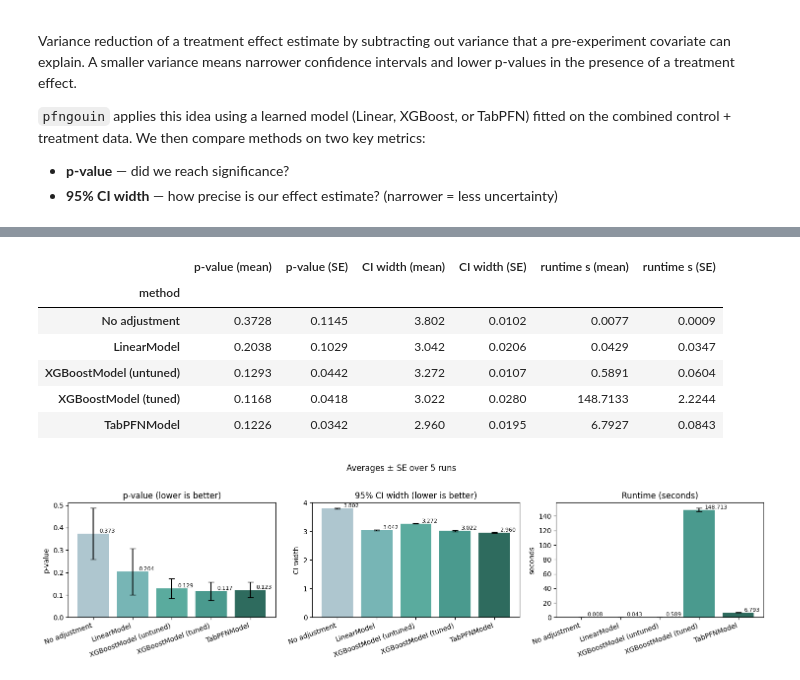
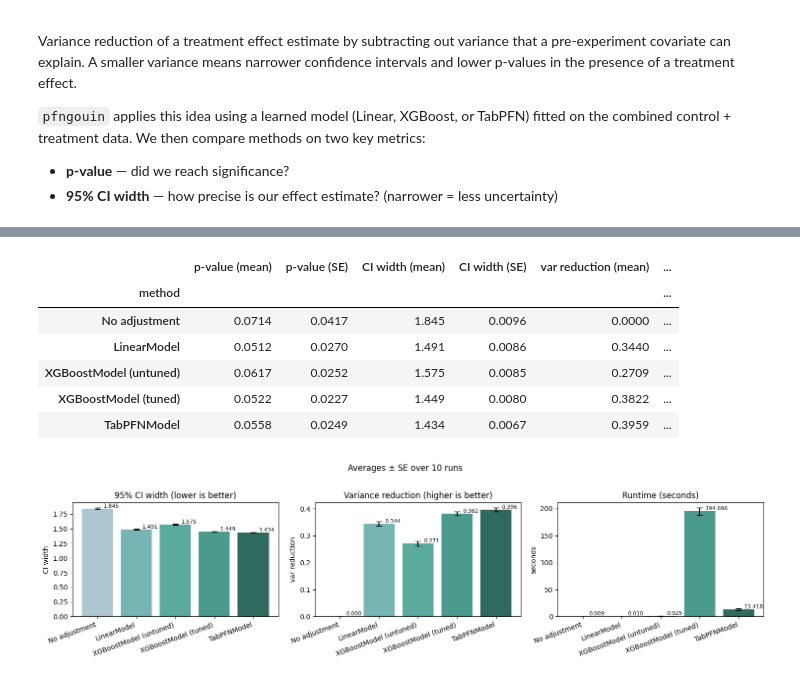
Before and after one commit to RickardKarl/pfngouin, a Jupyter notebook: notebooks/simulation.ipynb, the cells around one changed output, grey strips where cells are left out. Cells and saved outputs as stored; diff of their text form; code cells hidden in the pictures.

```diff
--- a/notebooks/simulation.ipynb
+++ b/notebooks/simulation.ipynb
@@ -25,12 +22,12 @@ Raw mean difference: 3.364
 # %%
 import time
 
-N_RUNS = 5
+N_RUNS = 10
 all_results = []
 
-for run in range(N_RUNS):
+for run in tqdm(range(N_RUNS)):
     seed = 42 + run
-    data = make_experiment_data(N=500, p_treatment=0.5, effect=1.0, seed=seed)
+    data = make_experiment_data(N=2000, p_treatment=0.5, effect=1.0, seed=seed)
     control   = data["control"]
     treatment = data["treatment"]
     X_ctrl    = data["X_ctrl"]
@@ -98,7 +95,6 @@ for run in range(N_RUNS):
     run_results.append(r)
 
     all_results.append(pd.concat(run_results, ignore_index=True))
-    print(f"Run {run + 1}/{N_RUNS} done")
 
 raw = pd.concat(all_results, ignore_index=True)
 raw["ci_width"] = raw["CI95"].apply(lambda x: x[1] - x[0])
@@ -120,50 +109,51 @@ agg.columns = ["_".join(c) for c in agg.columns]
 agg = agg.reindex(METHOD_ORDER)
 
 display(
-    agg[["p_val_mean", "p_val_sem", "ci_width_mean", "ci_width_sem", "elapsed_s_mean", "elapsed_s_sem"]]
+    agg[["p_val_mean", "p_val_sem", "ci_width_mean", "ci_width_sem", "var_reduction_mean", "var_reduction_sem", "elapsed_s_mean", "elapsed_s_sem"]]
     .round(4)
     .rename(columns={
         "p_val_mean": "p-value (mean)", "p_val_sem": "p-value (SE)",
         "ci_width_mean": "CI width (mean)", "ci_width_sem": "CI width (SE)",
+        "var_reduction_mean": "var reduction (mean)", "var_reduction_sem": "var reduction (SE)",
         "elapsed_s_mean": "runtime s (mean)", "elapsed_s_sem": "runtime s (SE)",
     })
 )
 # %% [output]
-|  | p-value (mean) | p-value (SE) | CI width (mean) | CI width (SE) | runtime s (mean) | runtime s (SE) |
-| method |  |  |  |  |  |  |
-| No adjustment | 0.3728 | 0.1145 | 3.802 | 0.0102 | 0.0077 | 0.0009 |
-| LinearModel | 0.2038 | 0.1029 | 3.042 | 0.0206 | 0.0429 | 0.0347 |
-| XGBoostModel (untuned) | 0.1293 | 0.0442 | 3.272 | 0.0107 | 0.5891 | 0.0604 |
-| XGBoostModel (tuned) | 0.1168 | 0.0418 | 3.022 | 0.0280 | 148.7133 | 2.2244 |
-| TabPFNModel | 0.1226 | 0.0342 | 2.960 | 0.0195 | 6.7927 | 0.0843 |
+|  | p-value (mean) | p-value (SE) | CI width (mean) | CI width (SE) | var reduction (mean) | ... |
+| method |  |  |  |  |  | ... |
+| No adjustment | 0.0714 | 0.0417 | 1.845 | 0.0096 | 0.0000 | ... |
+| LinearModel | 0.0512 | 0.0270 | 1.491 | 0.0086 | 0.3440 | ... |
+| XGBoostModel (untuned) | 0.0617 | 0.0252 | 1.575 | 0.0085 | 0.2709 | ... |
+| XGBoostModel (tuned) | 0.0522 | 0.0227 | 1.449 | 0.0080 | 0.3822 | ... |
+| TabPFNModel | 0.0558 | 0.0249 | 1.434 | 0.0067 | 0.3959 | ... |
 # %%
 methods = METHOD_ORDER
 colors = ["#aec6cf", "#77b5b5", "#5aab9e", "#4a9a8e", "#2e6b5e"]
 x = range(len(methods))
 
 fig, axes = plt.subplots(1, 3, figsize=(15, 4))
 
 def bar_with_se(ax, means, sems, title, ylabel):
     bars = ax.bar(x, means, color=colors, zorder=2)
     ax.errorbar(x, means, yerr=sems, fmt="none", color="black", capsize=4, linewidth=1.5, zorder=3)
     for bar, val in zip(bars, means):
         ax.text(
             bar.get_x() + bar.get_width() / 2 + 0.15,
             bar.get_height(),
             f"{val:.3f}",
             va="bottom", ha="left", fontsize=8
         )
     ax.set_title(title)
     ax.set_ylabel(ylabel)
     ax.set_xticks(x)
     ax.set_xticklabels(methods, rotation=20, ha="right")
 
-bar_with_se(axes[0], agg["p_val_mean"], agg["p_val_sem"],   "p-value (lower is better)",    "p-value")
-bar_with_se(axes[1], agg["ci_width_mean"], agg["ci_width_sem"], "95% CI width (lower is better)", "CI width")
-bar_with_se(axes[2], agg["elapsed_s_mean"], agg["elapsed_s_sem"], "Runtime (seconds)",            "seconds")
+bar_with_se(axes[0], agg["ci_width_mean"], agg["ci_width_sem"],     "95% CI width (lower is better)",    "CI width")
+bar_with_se(axes[1], agg["var_reduction_mean"], agg["var_reduction_sem"], "Variance reduction (higher is better)", "var reduction")
+bar_with_se(axes[2], agg["elapsed_s_mean"], agg["elapsed_s_sem"],   "Runtime (seconds)",                 "seconds")
 
 fig.suptitle(f"Averages ± SE over {N_RUNS} runs", y=1.02)
 fig.tight_layout()
 plt.savefig("tutorial_results.png", bbox_inches="tight")
 # %% [output]
-[figure, old version]
+[figure, new version]
```
Also changed, not shown: parts of 2 cells of this notebook, 2 other files.
